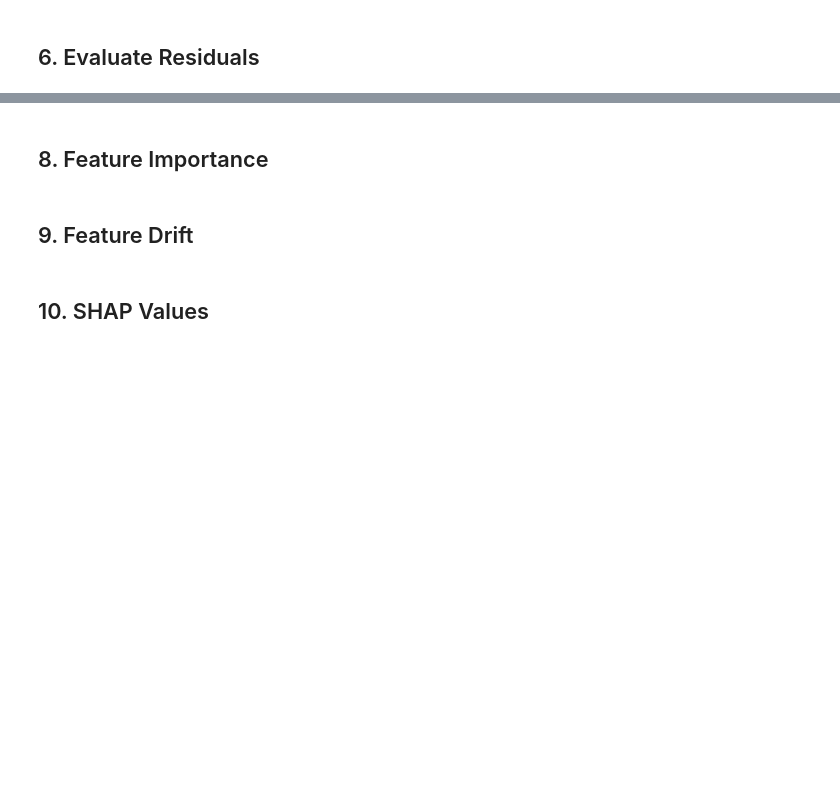
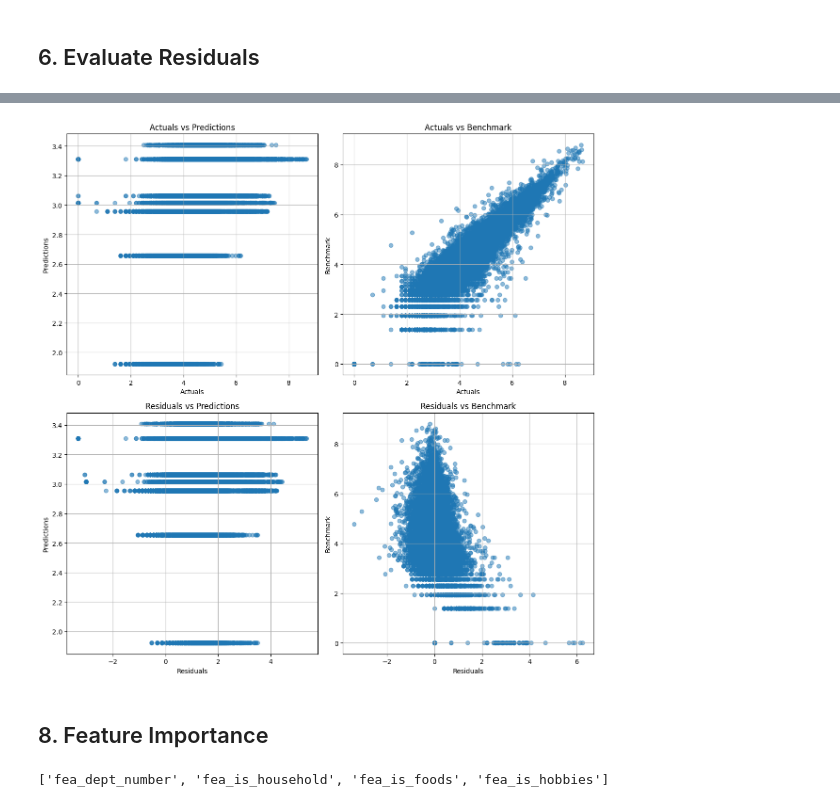
Before and after one commit to AnaPrec07/porygon-demand-forecasting, a Jupyter notebook: src/notebooks/model_training/xgboost/single_model_training.ipynb, the cells around one changed output, grey strips where cells are left out. Cells and saved outputs as stored; diff of their text form; code cells hidden in the pictures; blank space fills up the shorter version.

```diff
--- a/src/notebooks/model_training/xgboost/single_model_training.ipynb
+++ b/src/notebooks/model_training/xgboost/single_model_training.ipynb
@@ -63,6 +128,45 @@ training_df, validation_df = split_dataset(loaded_df= df)
+# %%
+predictions = trained_model.model.predict(validation_df[features])
+residuals = validation_df[config_loader.target_col] - predictions
+bench_residuals = validation_df[config_loader.target_col] - validation_df["tgt_benchmark"]
+# %%
+fig, axs = plt.subplots(2,2, figsize=(12,12))
+
+# Actuals vs Predictions
+axs[0,0].scatter(validation_df[config_loader.target_col], predictions, alpha = 0.5)
+axs[0,0].set_xlabel("Actuals")
+axs[0,0].set_ylabel("Predictions")
+axs[0,0].set_title("Actuals vs Predictions")
+axs[0,0].grid(True)
+
+# Actuals vs Benchmark
+axs[0,1].scatter(validation_df[config_loader.target_col], validation_df["tgt_benchmark"], alpha = 0.5)
+axs[0,1].set_xlabel("Actuals")
+axs[0,1].set_ylabel("Benchmark")
+axs[0,1].set_title("Actuals vs Benchmark")
+axs[0,1].grid(True)
+
+# Residuals vs Predictions
+axs[1,0].scatter(residuals, predictions, alpha = 0.5)
+axs[1,0].set_xlabel("Residuals")
+axs[1,0].set_ylabel("Predictions")
+axs[1,0].set_title("Residuals vs Predictions")
+axs[1,0].grid(True)
+
+# Residuals vs Benchamrk
+axs[1,1].scatter(bench_residuals, validation_df["tgt_benchmark"], alpha = 0.5)
+axs[1,1].set_xlabel("Residuals")
+axs[1,1].set_ylabel("Benchmark")
+axs[1,1].set_title("Residuals vs Benchmark")
+axs[1,1].grid(True)
+
+plt.tight_layout()
+plt.show()
+# %% [output]
+[figure, added]
 # %% [markdown]
 ## 8. Feature Importance
-# %% [markdown]
-## 9. Feature Drift
-# %% [markdown]
-## 10. SHAP Values
+# %%
+trained_model.feature_importance["feature"].to_list()
+# %% [output]
+['fea_dept_number', 'fea_is_household', 'fea_is_foods', 'fea_is_hobbies']
```
Also changed, not shown: parts of 11 cells of this notebook, 4 other files.
